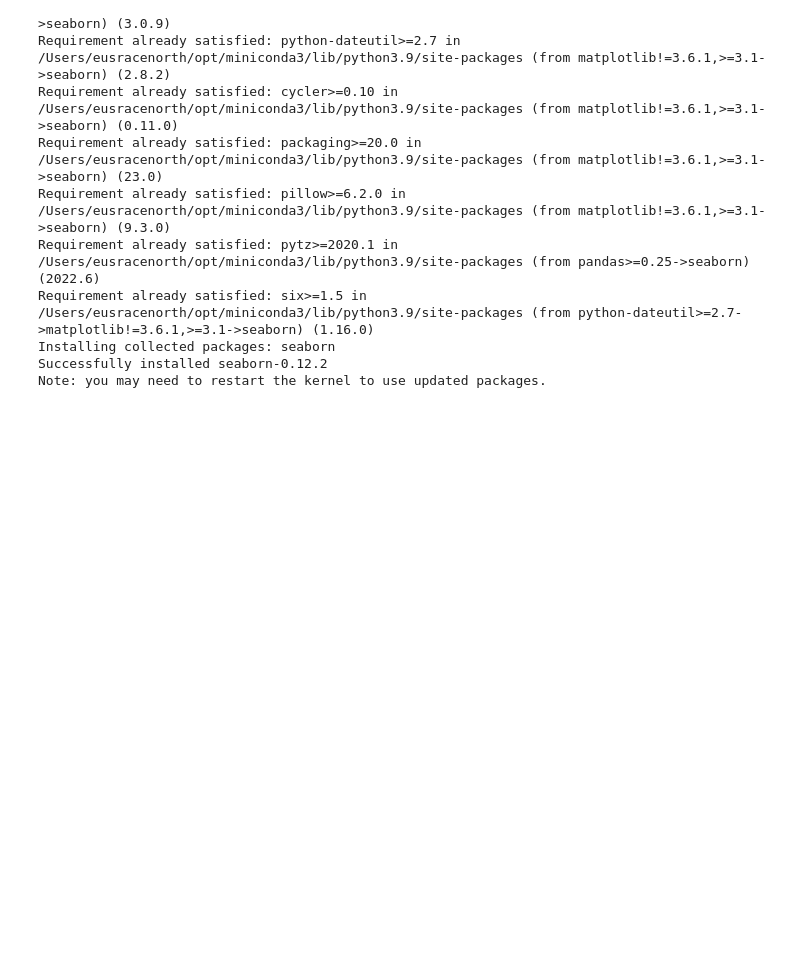
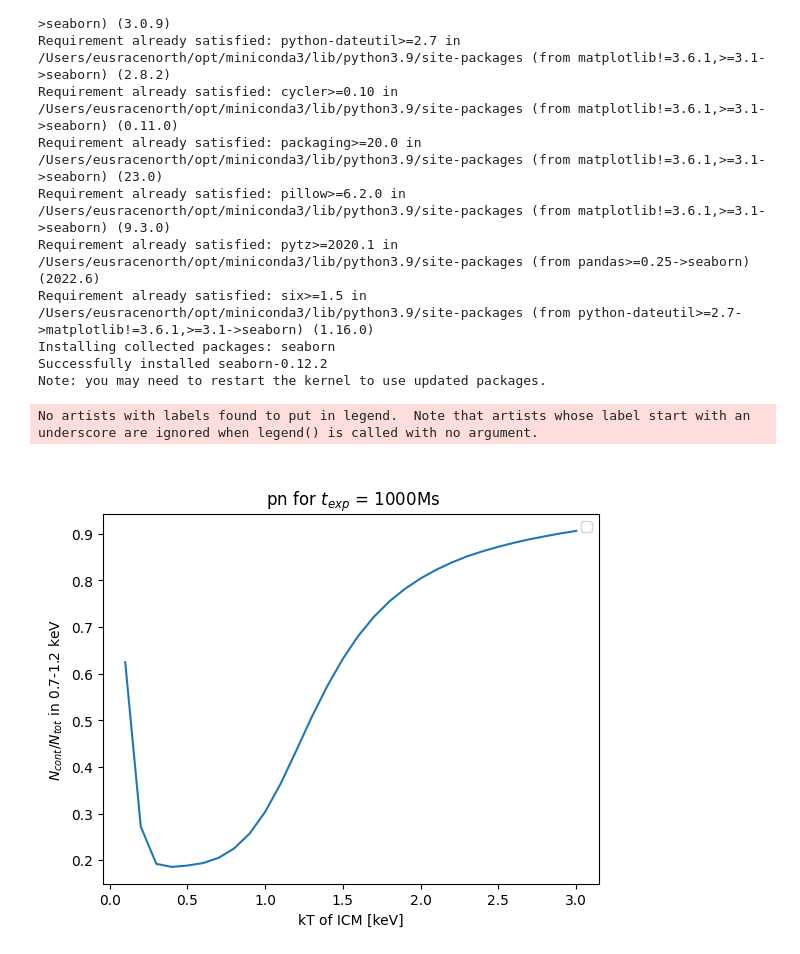
Before and after one commit to yanlingchen1/EXTG, a Jupyter notebook: ideal_mdls/bin/compare_lines_cont.ipynb, the cells around one changed output. Drawn from its saved outputs; the diff is of its cells as text; code cells hidden in the pictures; blank space fills up the shorter version.

```diff
--- a/ideal_mdls/bin/compare_lines_cont.ipynb
+++ b/ideal_mdls/bin/compare_lines_cont.ipynb
@@ -235,0 +303,51 @@ import numpy as np
+# %%
+'''
+1. load channel to energy in rmf file
+2. load spectrum counts in 0.7-1.2 keV
+3. cal median of the photons
+'''
+
+cb = ['#0173b2', '#de8f05', '#029e73', '#d55e00', '#cc78bc', '#ca9161', '#fbafe4', '#949494', '#ece133', '#56b4e9']
+
+
+T_arr = np.arange(0.1, 3.1, 0.1)
+t_exp = 1000000000
+
+
+for INST in ['pn']: # 'mos1', 'mos2', 'pn'
+    # load and filter the energy range
+    rmf_file = fits.open(f'{INST}.rmf')
+    Elo = rmf_file[2].data['E_MIN']
+    # print(Elo)
+    # filter ctr in 0.7-1.2 keV
+    E_msk = (Elo>0.7) & (Elo<1.2)
+    E_range = Elo[E_msk]
+
+    # initialize
+    cont_frac = np.zeros(T_arr.shape)
+
+    for i, T in enumerate(T_arr):
+        tot_filename = glob(f'mock*tot*{INST}*T_{T:.1f}*abun*.fak')[0]
+        cont_filename = glob(f'mock*cont*{INST}*T_{T:.1f}*abun*.fak')[0]
+
+        tot_file = fits.open(tot_filename)
+        tot_ctr = tot_file[1].data['RATE']
+
+        cont_file = fits.open(cont_filename)
+        cont_ctr = cont_file[1].data['RATE']
+
+        cont_frac[i] = np.sum(cont_ctr[E_msk]) / np.sum(tot_ctr[E_msk])
+
+    # make the plot
+    fig = plt.subplots()
+
+    plt.plot(T_arr, cont_frac)
+
+    plt.title(f'\n {INST} for $t_{{exp}}$ = 1000Ms')
+    # plt.ylabel('Counts [cts]')
+    plt.ylabel('$N_{cont}/N_{tot}$ in 0.7-1.2 keV')
+    plt.xlabel('kT of ICM [keV]')
+    plt.legend()
+# %% [output]
+No artists with labels found to put in legend.  Note that artists whose label start with an underscore are ignored when legend() is called with no argument.
+[figure, added]
```
Also changed, not shown: parts of 6 cells of this notebook, 3 other files.
